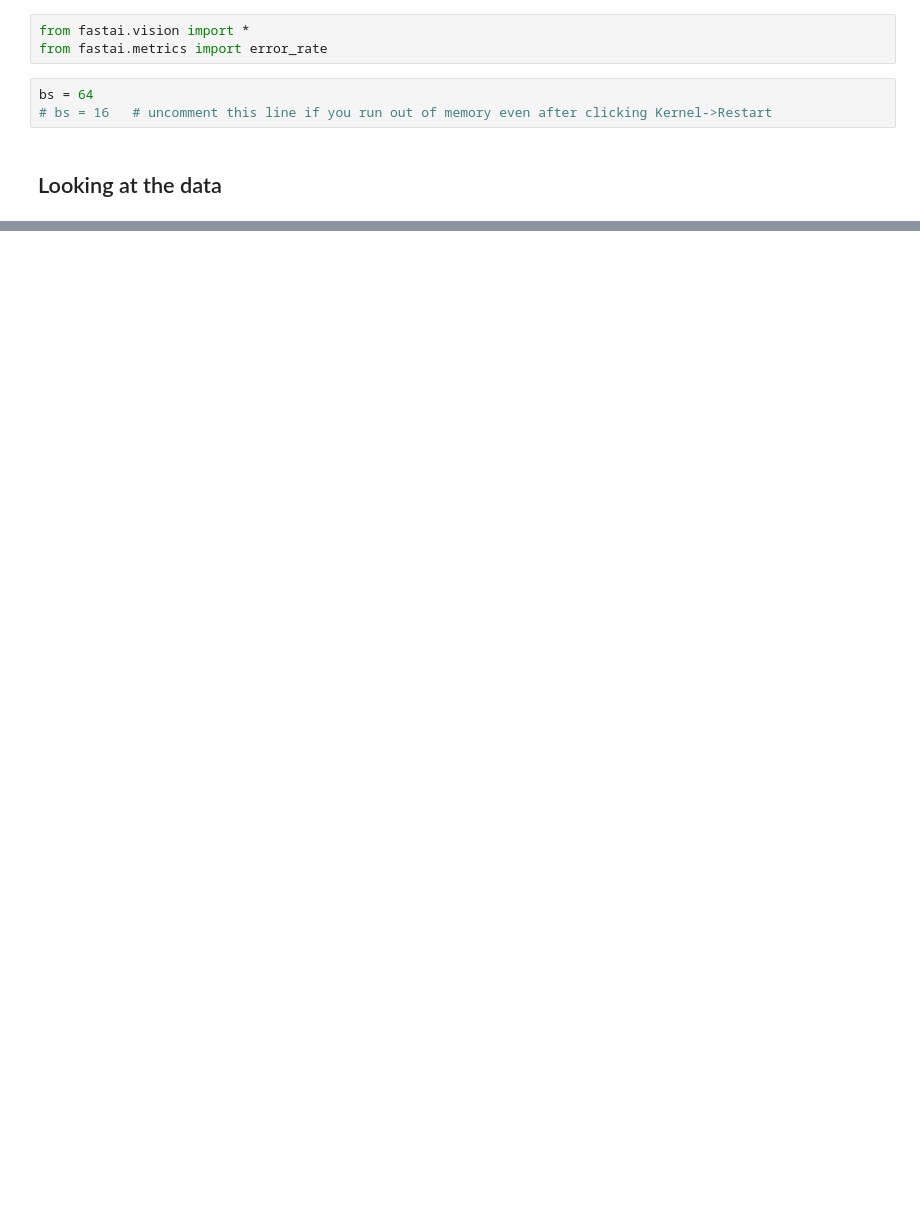
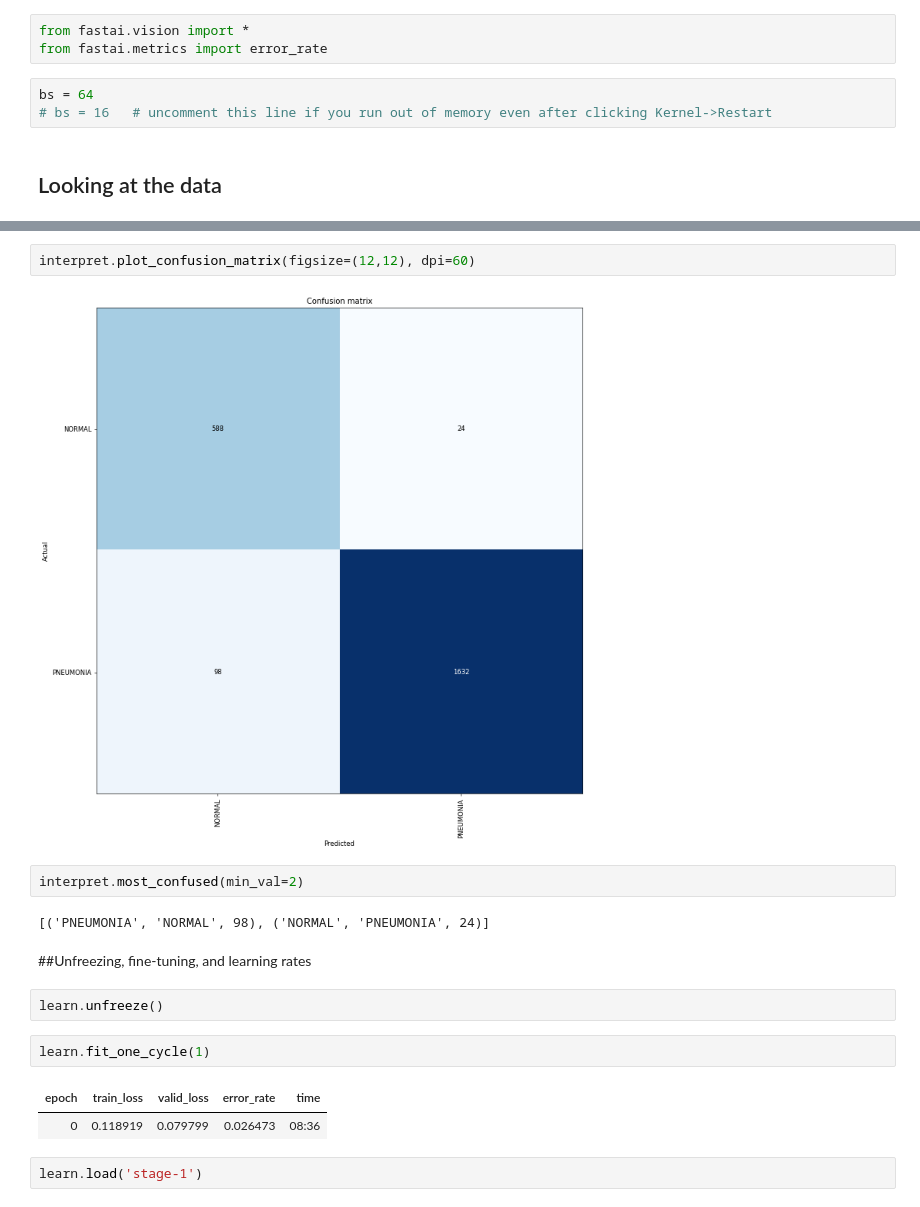
Before and after one commit to Shukriy/fastai, a Jupyter notebook: Pneumonia_Image_Dataset_Fastai.ipynb, the cells around one changed output, grey strips where cells are left out. Drawn from its saved outputs; the diff is of its cells as text; blank space fills up the shorter version.

```diff
--- a/Pneumonia_Image_Dataset_Fastai.ipynb
+++ b/Pneumonia_Image_Dataset_Fastai.ipynb
@@ -46,0 +98,19 @@ chest-xray-pneumonia.zip  kaggle.json
+# %%
+interpret.plot_confusion_matrix(figsize=(12,12), dpi=60)
+# %% [output]
+[figure, added]
+# %%
+interpret.most_confused(min_val=2)
+# %% [output]
+[('PNEUMONIA', 'NORMAL', 98), ('NORMAL', 'PNEUMONIA', 24)]
+# %% [markdown]
+##Unfreezing, fine-tuning, and learning rates
+# %%
+learn.unfreeze()
+# %%
+learn.fit_one_cycle(1)
+# %% [output]
+| epoch | train_loss | valid_loss | error_rate | time |
+| 0 | 0.118919 | 0.079799 | 0.026473 | 08:36 |
+# %%
+learn.load('stage-1')
```
Also changed, not shown: parts of 35 cells of this notebook.
